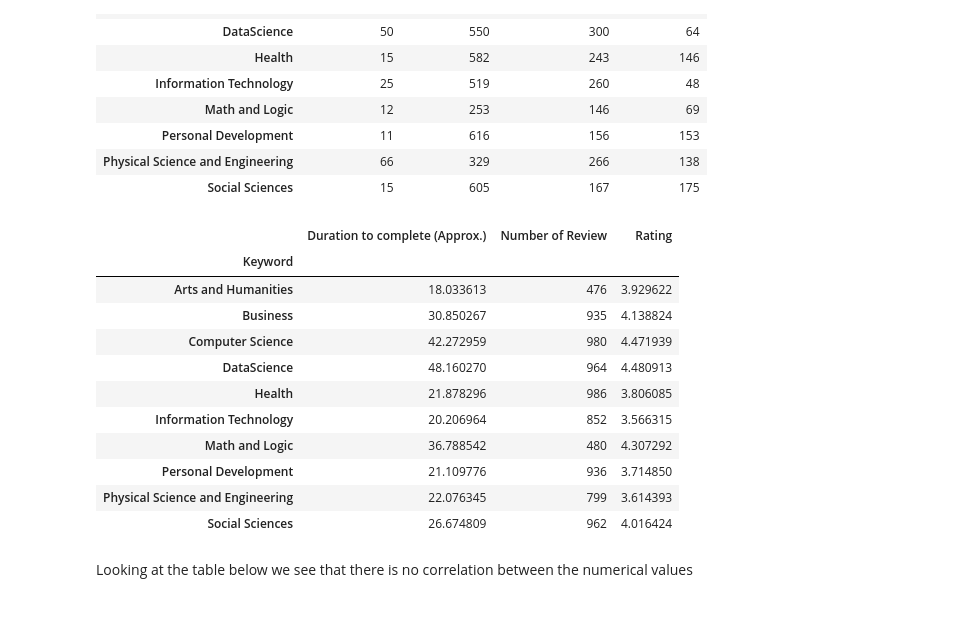
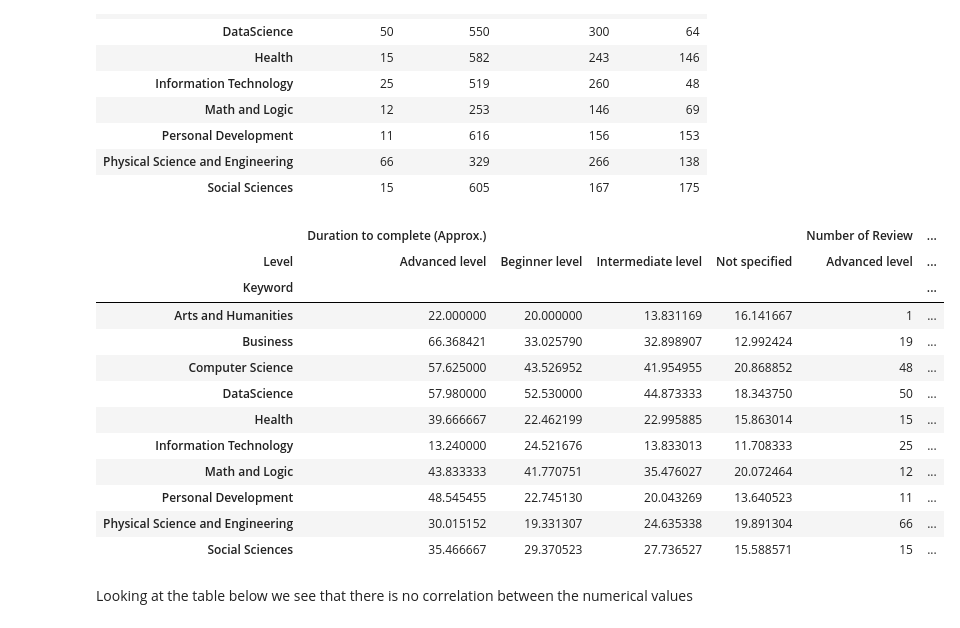
Before and after one commit to klmartin1998/spring2024-data622, a Jupyter notebook: assignments/assignment1/DATA 622 - Homework #1.ipynb, the cells around one changed output. Cells and saved outputs as stored; diff of their text form; code cells hidden in the pictures.

```diff
--- a/assignments/assignment1/DATA 622 - Homework #1.ipynb
+++ b/assignments/assignment1/DATA 622 - Homework #1.ipynb
@@ -163,21 +157,22 @@ pd.crosstab(df1['Keyword'],df1['Level'])
 | Physical Science and Engineering | 66 | 329 | 266 | 138 |
 | Social Sciences | 15 | 605 | 167 | 175 |
 # %%
-pd.pivot_table(df1, index=['Keyword'], values=['Rating', 'Number of Review','Duration to complete (Approx.)'], \
+pd.pivot_table(df1, index=['Keyword'], columns=['Level'],values=['Rating', 'Number of Review','Duration to complete (Approx.)'], \
                aggfunc={'Number of Review':len, 'Rating':"mean",'Duration to complete (Approx.)':"mean"})
 # %% [output]
-|  | Duration to complete (Approx.) | Number of Review | Rating |
-| Keyword |  |  |  |
-| Arts and Humanities | 18.033613 | 476 | 3.929622 |
-| Business | 30.850267 | 935 | 4.138824 |
-| Computer Science | 42.272959 | 980 | 4.471939 |
-| DataScience | 48.160270 | 964 | 4.480913 |
-| Health | 21.878296 | 986 | 3.806085 |
-| Information Technology | 20.206964 | 852 | 3.566315 |
-| Math and Logic | 36.788542 | 480 | 4.307292 |
-| Personal Development | 21.109776 | 936 | 3.714850 |
-| Physical Science and Engineering | 22.076345 | 799 | 3.614393 |
-| Social Sciences | 26.674809 | 962 | 4.016424 |
+|  | Duration to complete (Approx.) |  |  |  | Number of Review | ... |
+| Level | Advanced level | Beginner level | Intermediate level | Not specified | Advanced level | ... |
+| Keyword |  |  |  |  |  | ... |
+| Arts and Humanities | 22.000000 | 20.000000 | 13.831169 | 16.141667 | 1 | ... |
+| Business | 66.368421 | 33.025790 | 32.898907 | 12.992424 | 19 | ... |
+| Computer Science | 57.625000 | 43.526952 | 41.954955 | 20.868852 | 48 | ... |
+| DataScience | 57.980000 | 52.530000 | 44.873333 | 18.343750 | 50 | ... |
+| Health | 39.666667 | 22.462199 | 22.995885 | 15.863014 | 15 | ... |
+| Information Technology | 13.240000 | 24.521676 | 13.833013 | 11.708333 | 25 | ... |
+| Math and Logic | 43.833333 | 41.770751 | 35.476027 | 20.072464 | 12 | ... |
+| Personal Development | 48.545455 | 22.745130 | 20.043269 | 13.640523 | 11 | ... |
+| Physical Science and Engineering | 30.015152 | 19.331307 | 24.635338 | 19.891304 | 66 | ... |
+| Social Sciences | 35.466667 | 29.370523 | 27.736527 | 15.588571 | 15 | ... |
 # %% [markdown]
 Looking at the table below we see that there is no correlation between the numerical values
 # %%
```
Also changed, not shown: parts of 42 cells of this notebook.
